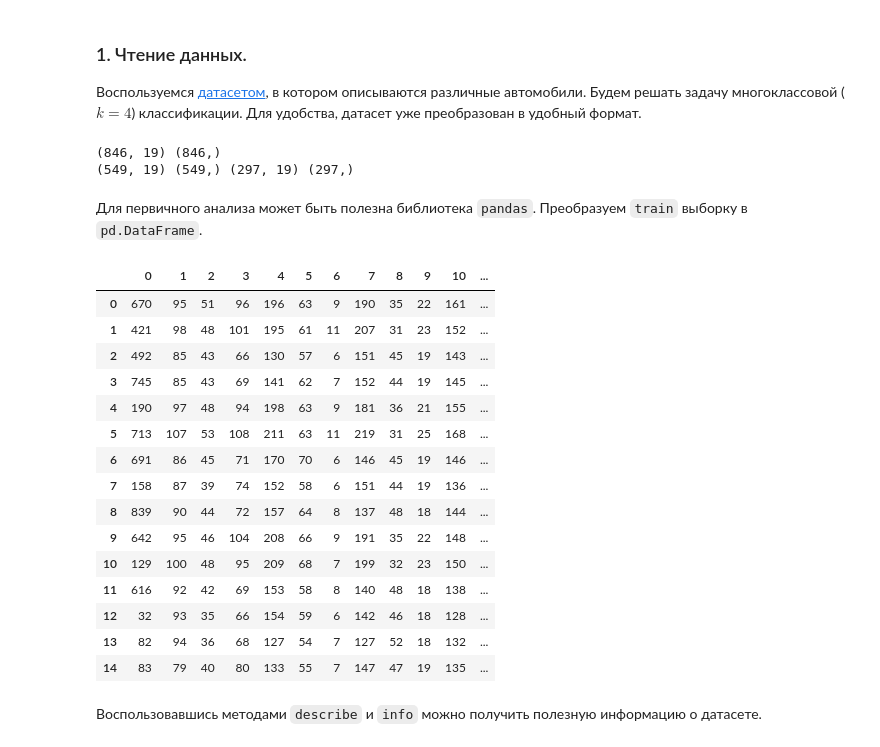
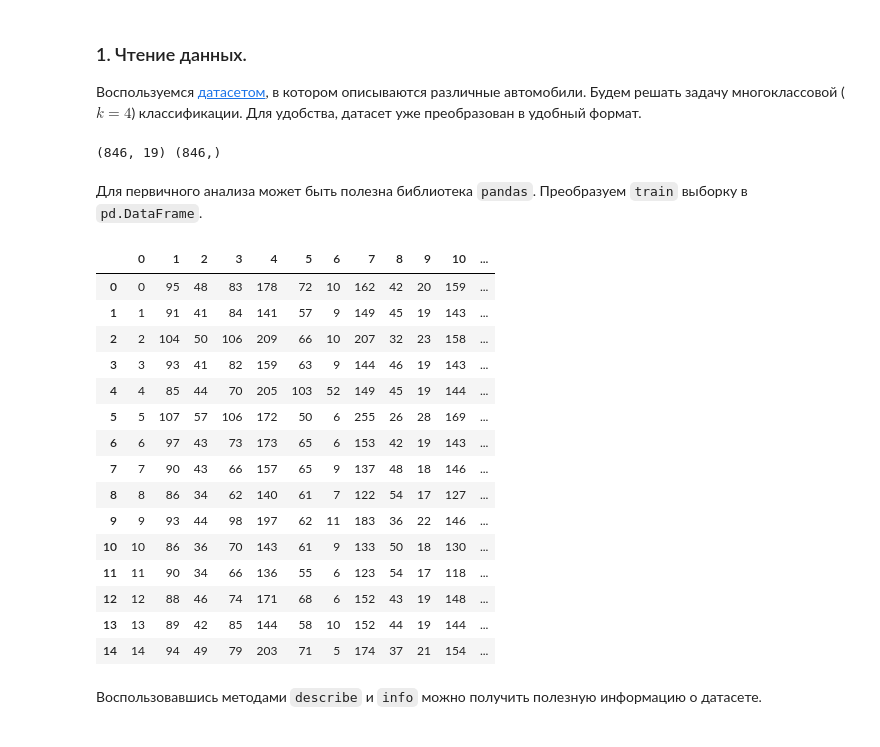
Before and after one commit to KrasnikovRoman/ml-mipt-homeworks, a Jupyter notebook: lab#1/Lab1_Linear_and_Ensembles.ipynb, the cells around one changed output. Cells and saved outputs as stored; diff of their text form; code cells hidden in the pictures.

```diff
--- a/lab#1/Lab1_Linear_and_Ensembles.ipynb
+++ b/lab#1/Lab1_Linear_and_Ensembles.ipynb
@@ -21,36 +21,32 @@ data = dataset[:, :-1].astype(int)
 target = dataset[:, -1]
 
 print(data.shape, target.shape)
-
-X_train, X_test, y_train, y_test = train_test_split(data, target, test_size=0.35)
-print(X_train.shape, y_train.shape, X_test.shape, y_test.shape)
 # %% [output]
 (846, 19) (846,)
-(549, 19) (549,) (297, 19) (297,)
 # %% [markdown]
 Для первичного анализа может быть полезна библиотека `pandas`. Преобразуем `train` выборку в `pd.DataFrame`.
 # %%
-X_train_pd = pd.DataFrame(X_train)
+data_pd = pd.DataFrame(data)
 
 # First 15 rows of our dataset.
-X_train_pd.head(15)
+data_pd.head(15)
 # %% [output]
 |  | 0 | 1 | 2 | 3 | 4 | 5 | 6 | 7 | 8 | 9 | 10 | ... |
-| 0 | 670 | 95 | 51 | 96 | 196 | 63 | 9 | 190 | 35 | 22 | 161 | ... |
-| 1 | 421 | 98 | 48 | 101 | 195 | 61 | 11 | 207 | 31 | 23 | 152 | ... |
-| 2 | 492 | 85 | 43 | 66 | 130 | 57 | 6 | 151 | 45 | 19 | 143 | ... |
-| 3 | 745 | 85 | 43 | 69 | 141 | 62 | 7 | 152 | 44 | 19 | 145 | ... |
-| 4 | 190 | 97 | 48 | 94 | 198 | 63 | 9 | 181 | 36 | 21 | 155 | ... |
-| 5 | 713 | 107 | 53 | 108 | 211 | 63 | 11 | 219 | 31 | 25 | 168 | ... |
-| 6 | 691 | 86 | 45 | 71 | 170 | 70 | 6 | 146 | 45 | 19 | 146 | ... |
-| 7 | 158 | 87 | 39 | 74 | 152 | 58 | 6 | 151 | 44 | 19 | 136 | ... |
-| 8 | 839 | 90 | 44 | 72 | 157 | 64 | 8 | 137 | 48 | 18 | 144 | ... |
-| 9 | 642 | 95 | 46 | 104 | 208 | 66 | 9 | 191 | 35 | 22 | 148 | ... |
-| 10 | 129 | 100 | 48 | 95 | 209 | 68 | 7 | 199 | 32 | 23 | 150 | ... |
-| 11 | 616 | 92 | 42 | 69 | 153 | 58 | 8 | 140 | 48 | 18 | 138 | ... |
-| 12 | 32 | 93 | 35 | 66 | 154 | 59 | 6 | 142 | 46 | 18 | 128 | ... |
-| 13 | 82 | 94 | 36 | 68 | 127 | 54 | 7 | 127 | 52 | 18 | 132 | ... |
-| 14 | 83 | 79 | 40 | 80 | 133 | 55 | 7 | 147 | 47 | 19 | 135 | ... |
+| 0 | 0 | 95 | 48 | 83 | 178 | 72 | 10 | 162 | 42 | 20 | 159 | ... |
+| 1 | 1 | 91 | 41 | 84 | 141 | 57 | 9 | 149 | 45 | 19 | 143 | ... |
+| 2 | 2 | 104 | 50 | 106 | 209 | 66 | 10 | 207 | 32 | 23 | 158 | ... |
+| 3 | 3 | 93 | 41 | 82 | 159 | 63 | 9 | 144 | 46 | 19 | 143 | ... |
+| 4 | 4 | 85 | 44 | 70 | 205 | 103 | 52 | 149 | 45 | 19 | 144 | ... |
+| 5 | 5 | 107 | 57 | 106 | 172 | 50 | 6 | 255 | 26 | 28 | 169 | ... |
+| 6 | 6 | 97 | 43 | 73 | 173 | 65 | 6 | 153 | 42 | 19 | 143 | ... |
+| 7 | 7 | 90 | 43 | 66 | 157 | 65 | 9 | 137 | 48 | 18 | 146 | ... |
+| 8 | 8 | 86 | 34 | 62 | 140 | 61 | 7 | 122 | 54 | 17 | 127 | ... |
+| 9 | 9 | 93 | 44 | 98 | 197 | 62 | 11 | 183 | 36 | 22 | 146 | ... |
+| 10 | 10 | 86 | 36 | 70 | 143 | 61 | 9 | 133 | 50 | 18 | 130 | ... |
+| 11 | 11 | 90 | 34 | 66 | 136 | 55 | 6 | 123 | 54 | 17 | 118 | ... |
+| 12 | 12 | 88 | 46 | 74 | 171 | 68 | 6 | 152 | 43 | 19 | 148 | ... |
+| 13 | 13 | 89 | 42 | 85 | 144 | 58 | 10 | 152 | 44 | 19 | 144 | ... |
+| 14 | 14 | 94 | 49 | 79 | 203 | 71 | 5 | 174 | 37 | 21 | 154 | ... |
 # %% [markdown]
 Воспользовавшись методами `describe` и `info` можно получить полезную информацию о датасете.
 # %%
```
Also changed, not shown: parts of 27 cells of this notebook.
